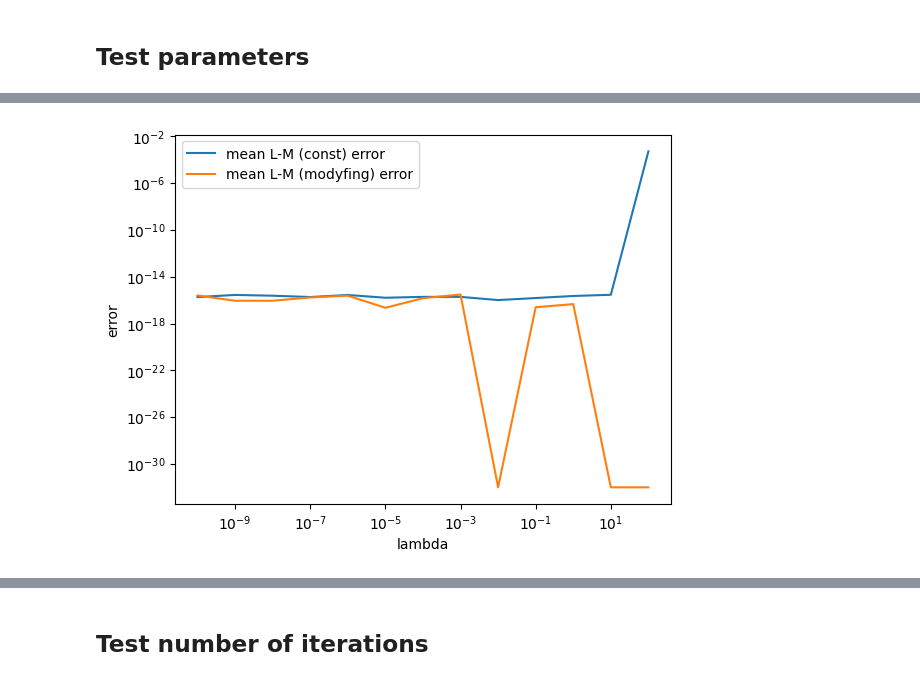
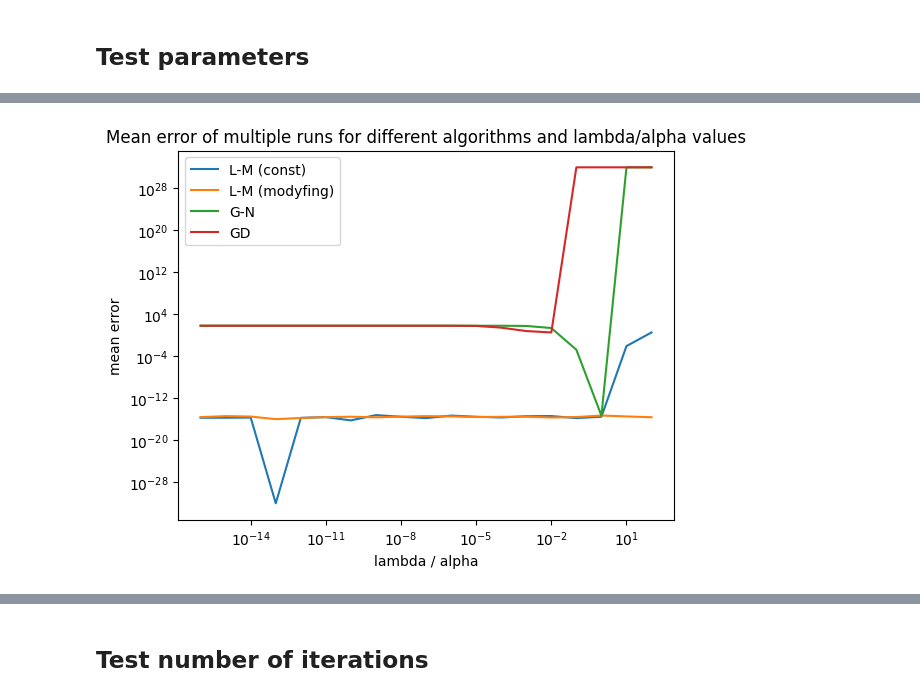
Before and after one commit to Perlik476/MNUMAD-optimizers, a Jupyter notebook: project/test_simple_function.ipynb, the cells around one changed output, grey strips where cells are left out. Drawn from its saved outputs; the diff is of its cells as text; code cells hidden in the pictures.

```diff
--- a/project/test_simple_function.ipynb
+++ b/project/test_simple_function.ipynb
@@ -170,6 +170,9 @@ p, err = optimizer.optimize(p0, max_iter, step_type="ridge")
 print(f"{p=}, {err=}")
 # %% [output]
 p=array([-0.08,  1.08, -1.08]), err=0.0
+# %%
+p, err = optimizer.optimize(p0, max_iter, step_type="cgnr")
+print(f"{p=}, {err=}")
 # %% [markdown]
 ### Helper functions
 # %%
@@ -180,13 +183,18 @@ def remove_nans_infs_and_zeros(arr):
     arr = np.array(arr)
     arr[np.isnan(arr)] = _infty
     arr[np.isinf(arr)] = _infty
+    arr[arr > _infty] = _infty
     arr[arr == 0] = _zero
+    arr[arr < _zero] = _zero
     return arr
 # %% [markdown]
 ## Test parameters
 # %%
-lambda_params = [10**i for i in range(-10, 3)]
-p0s = [np.random.randn(3) for _ in range(10)]
+lambda_params = [float(10**i) for i in range(-16, 3)]
+np.random.seed(42)
+p0s = [2**i * np.random.randn(3) for i in range(5)]
+max_iter = 100
+max_iter_gd = 1000
 
 errors_levenberg_marquardt_const_param = []
 errors_levenberg_marquardt_modifying_param = []
@@ -249,13 +269,13 @@ errors_gd_std = remove_nans_infs_and_zeros(errors_gd_std)
 # %%
-plt.loglog(lambda_params, errors_mean_lm_const, label="mean L-M (const) error")
-# plt.loglog(lambda_params, errors_std_lm_const, label="L-M (const) error std", linestyle="--")
-
-plt.loglog(lambda_params, errors_mean_lm_mod, label="mean L-M (modyfing) error")
-# plt.loglog(lambda_params, errors_std_lm_mod, label="L-M (modyfing) error std", linestyle="--")
+plt.loglog(lambda_params, errors_mean_lm_const, label="L-M (const)")
+plt.loglog(lambda_params, errors_mean_lm_mod, label="L-M (modyfing)")
+plt.loglog(lambda_params, errors_gn_mean, label="G-N")
+plt.loglog(lambda_params, errors_gd_mean, label="GD")
 
 plt.legend()
-plt.xlabel("lambda")
-plt.ylabel("error")
+plt.xlabel("lambda / alpha")
+plt.ylabel("mean error")
+plt.title("Mean error of multiple runs for different algorithms and lambda/alpha values")
 plt.show()
 # %% [output]
-[figure, old version]
+[figure, new version]
```
Also changed, not shown: parts of 9 cells of this notebook, 2 other files.
